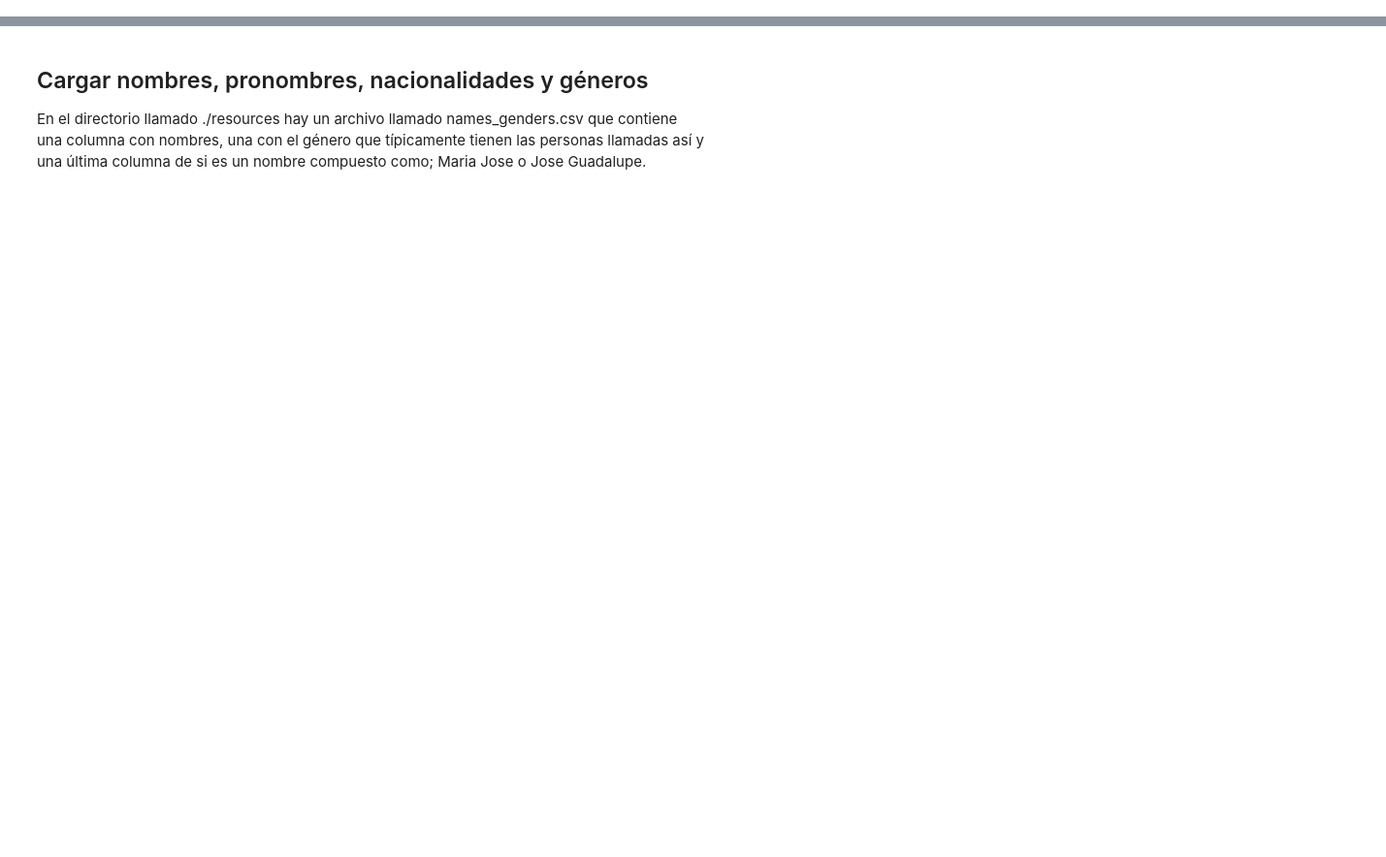
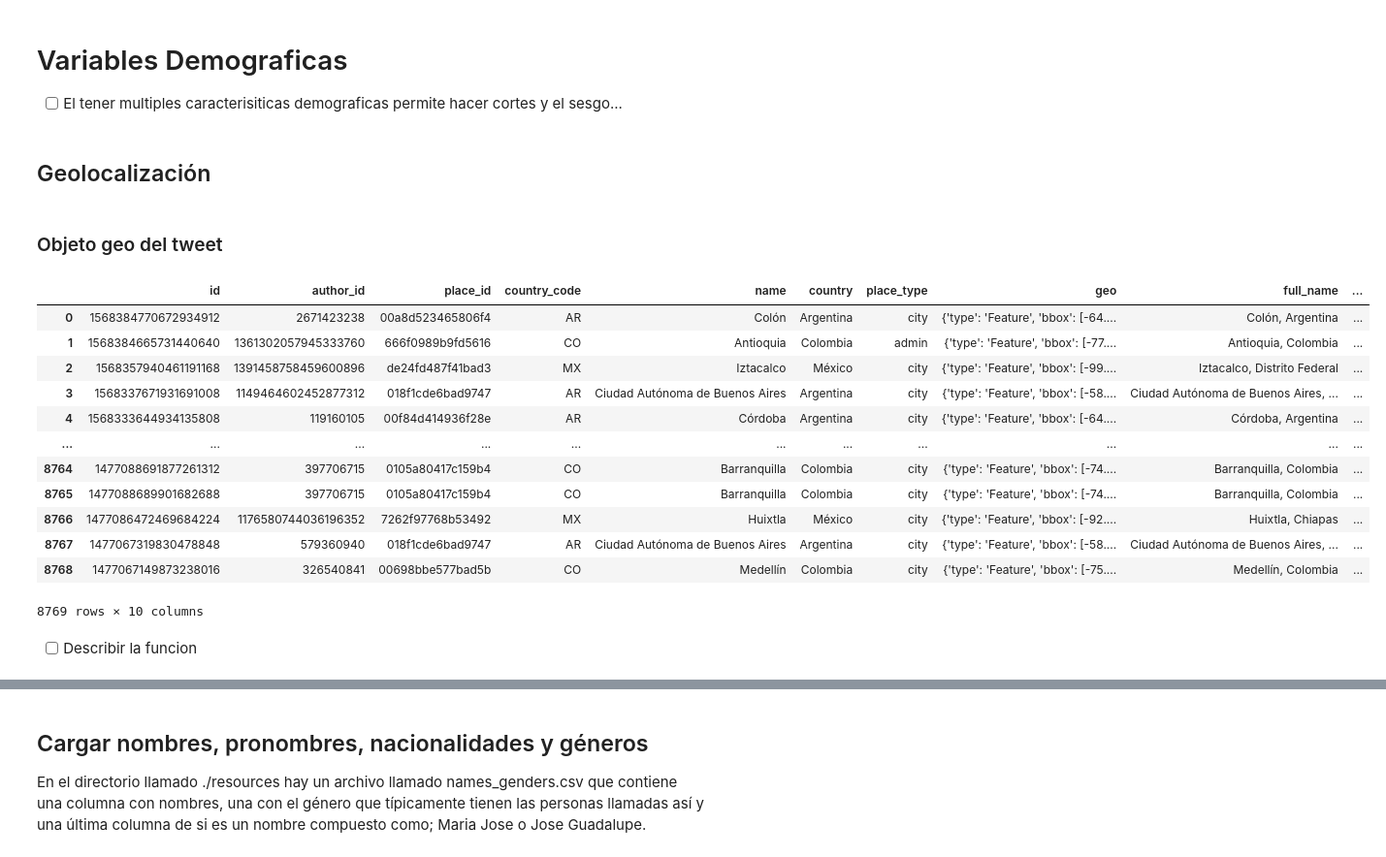
Before and after one commit to Entropia-AI/Workshop_2_Migracion, a Jupyter notebook: twitter/4_Asignar_Genero.ipynb, the cells around one changed output, grey strips where cells are left out. Shown at 97% size. Cells and saved outputs as stored; diff of their text form; code cells hidden in the pictures; blank space fills up the shorter version.

```diff
--- a/twitter/4_Asignar_Genero.ipynb
+++ b/twitter/4_Asignar_Genero.ipynb
@@ -0,0 +1,4 @@
+# %% [markdown]
+# Variables Demograficas
+
+- [ ] El tener multiples caracterisiticas demograficas permite hacer cortes y el sesgo...
@@ -0,0 +14,34 @@
+# %% [markdown]
+## Geolocalización
+# %% [markdown]
+### Objeto geo del tweet
+# %%
+# Cargar tweets del dataset ejemplo
+df_tweets = pd.read_json("./files/1_dataset.jsonl", lines=True)
+df_tweets = df_tweets[['id', 'author_id', 'geo']]
+
+# Cargar los objetos anidados geo
+df_geo = pd.DataFrame(list(df_tweets['geo']))
+df_geo = df_geo.drop(columns=['id'])
+# df_geo.columns = list(map(lambda x: f"geo_{x}", df_geo.columns))
+
+df_tweets = df_tweets.drop(columns=['geo'])
+df_tweets = df_tweets.join(df_geo)
+
+df_tweets
+# %% [output]
+|  | id | author_id | place_id | country_code | name | country | place_type | geo | full_name | ... |
+| 0 | 1568384770672934912 | 2671423238 | 00a8d523465806f4 | AR | Colón | Argentina | city | {'type': 'Feature', 'bbox': [-64.... | Colón, Argentina | ... |
+| 1 | 1568384665731440640 | 1361302057945333760 | 666f0989b9fd5616 | CO | Antioquia | Colombia | admin | {'type': 'Feature', 'bbox': [-77.... | Antioquia, Colombia | ... |
+| 2 | 1568357940461191168 | 1391458758459600896 | de24fd487f41bad3 | MX | Iztacalco | México | city | {'type': 'Feature', 'bbox': [-99.... | Iztacalco, Distrito Federal | ... |
+| 3 | 1568337671931691008 | 1149464602452877312 | 018f1cde6bad9747 | AR | Ciudad Autónoma de Buenos Aires | Argentina | city | {'type': 'Feature', 'bbox': [-58.... | Ciudad Autónoma de Buenos Aires, ... | ... |
+| 4 | 1568333644934135808 | 119160105 | 00f84d414936f28e | AR | Córdoba | Argentina | city | {'type': 'Feature', 'bbox': [-64.... | Córdoba, Argentina | ... |
+| ... | ... | ... | ... | ... | ... | ... | ... | ... | ... | ... |
+| 8764 | 1477088691877261312 | 397706715 | 0105a80417c159b4 | CO | Barranquilla | Colombia | city | {'type': 'Feature', 'bbox': [-74.... | Barranquilla, Colombia | ... |
+| 8765 | 1477088689901682688 | 397706715 | 0105a80417c159b4 | CO | Barranquilla | Colombia | city | {'type': 'Feature', 'bbox': [-74.... | Barranquilla, Colombia | ... |
+| 8766 | 1477086472469684224 | 1176580744036196352 | 7262f97768b53492 | MX | Huixtla | México | city | {'type': 'Feature', 'bbox': [-92.... | Huixtla, Chiapas | ... |
+| 8767 | 1477067319830478848 | 579360940 | 018f1cde6bad9747 | AR | Ciudad Autónoma de Buenos Aires | Argentina | city | {'type': 'Feature', 'bbox': [-58.... | Ciudad Autónoma de Buenos Aires, ... | ... |
+| 8768 | 1477067149873238016 | 326540841 | 00698bbe577bad5b | CO | Medellín | Colombia | city | {'type': 'Feature', 'bbox': [-75.... | Medellín, Colombia | ... |
+8769 rows × 10 columns
+# %% [markdown]
+- [ ] Describir la funcion
```
Also changed, not shown: parts of 19 cells of this notebook, 11 other files.
